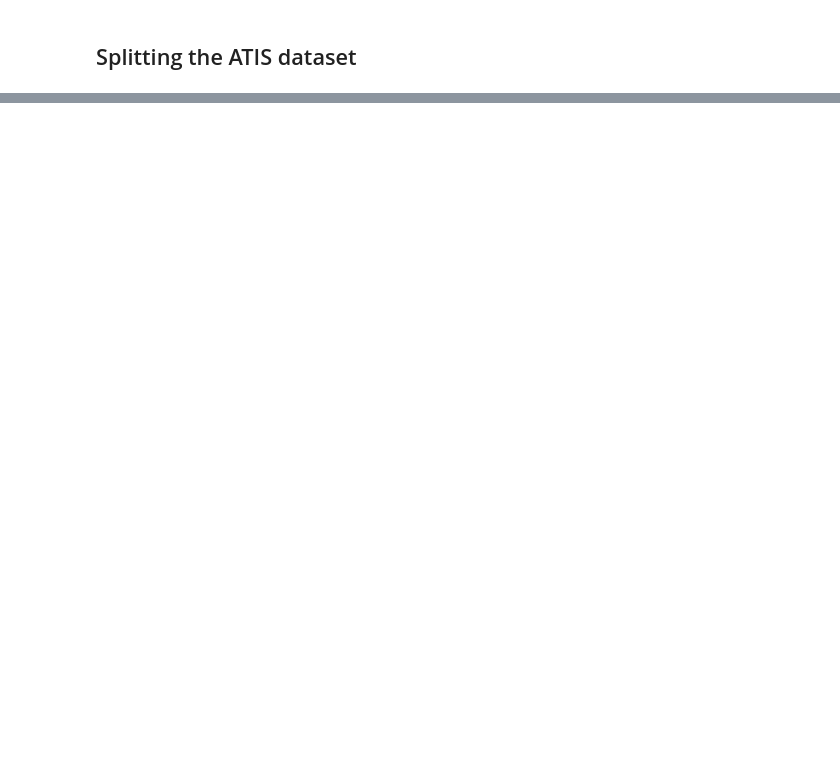
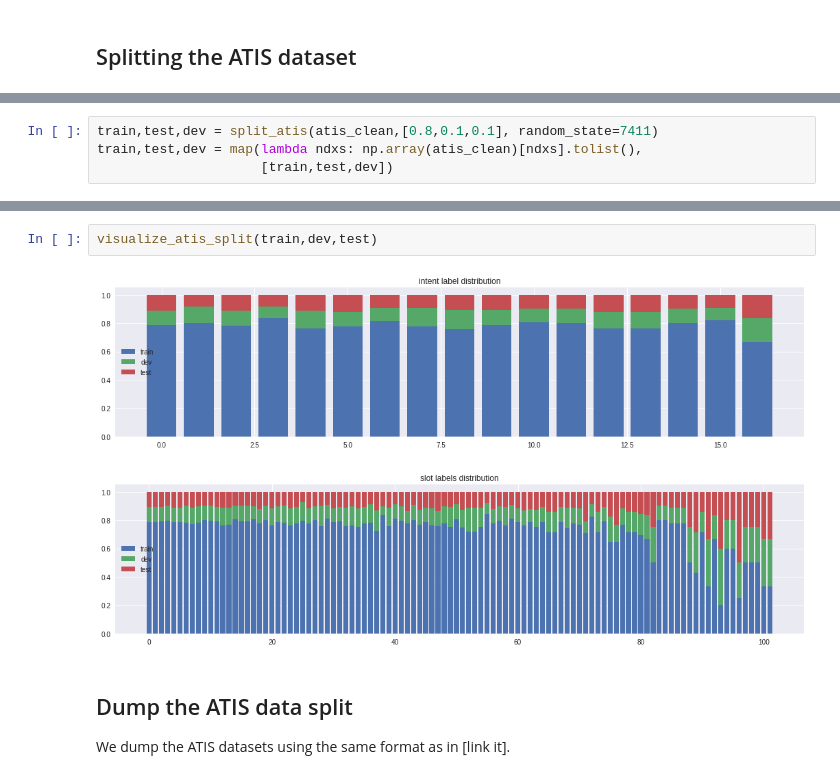
Before and after one commit to kpe/notebooks, a Jupyter notebook: atis_resplit.ipynb, the cells around one changed output, grey strips where cells are left out. Cells and saved outputs as stored; diff of their text form; blank space fills up the shorter version.

```diff
--- a/atis_resplit.ipynb
+++ b/atis_resplit.ipynb
@@ -135,0 +250,4 @@ So from above, we see, there are 5 intent and 7 slot labels not present at all i
+# %%
+train,test,dev = split_atis(atis_clean,[0.8,0.1,0.1], random_state=7411)
+train,test,dev = map(lambda ndxs: np.array(atis_clean)[ndxs].tolist(),
+                     [train,test,dev])
@@ -135,0 +271,9 @@ So from above, we see, there are 5 intent and 7 slot labels not present at all i
+# %%
+visualize_atis_split(train,dev,test)
+# %% [output]
+[figure, added]
+[figure, added]
+# %% [markdown]
+## Dump the ATIS data split
+
+We dump the ATIS datasets using the same format as in [link it].
```
Also changed, not shown: parts of 7 cells of this notebook.
